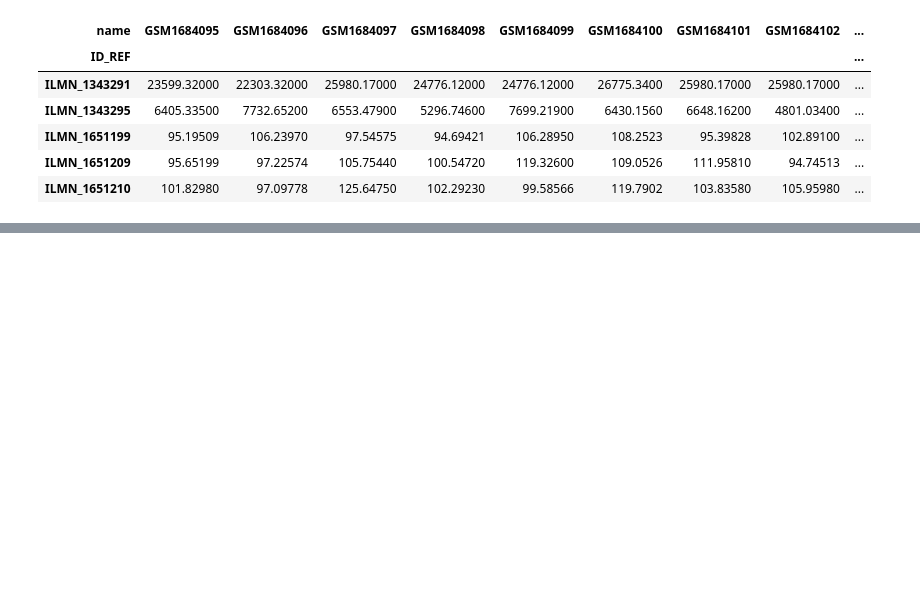
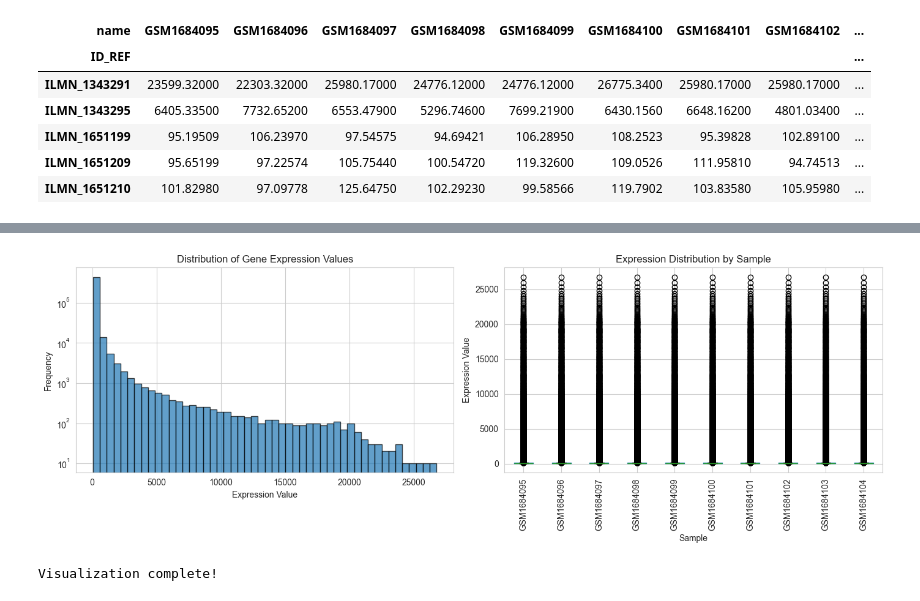
Before and after one commit to Tasdeed/gene-expression-analysis, a Jupyter notebook: notebooks/01_data_exploration.ipynb, the cells around one changed output, grey strips where cells are left out. Drawn from its saved outputs; the diff is of its cells as text; code cells hidden in the pictures; blank space fills up the shorter version.

Commit message:
Visualized expression values and distribution vs controls

```diff
--- a/notebooks/01_data_exploration.ipynb
+++ b/notebooks/01_data_exploration.ipynb
@@ -83,0 +167,25 @@ First few rows and columns:
+# %%
+# Plot distribution of expression values
+plt.figure(figsize=(14, 5))
+
+# Histogram
+plt.subplot(1, 2, 1)
+plt.hist(expression_data.values.flatten(), bins=50, edgecolor='black', alpha=0.7)
+plt.xlabel('Expression Value')
+plt.ylabel('Frequency')
+plt.title('Distribution of Gene Expression Values')
+plt.yscale('log')  # Log scale to see distribution better
+
+# Box plot by sample
+plt.subplot(1, 2, 2)
+expression_data.boxplot(rot=90)
+plt.xlabel('Sample')
+plt.ylabel('Expression Value')
+plt.title('Expression Distribution by Sample')
+plt.tight_layout()
+plt.show()
+
+print("Visualization complete!")
+# %% [output]
+[figure, added]
+Visualization complete!
```
Also changed, not shown: parts of 4 cells of this notebook.
